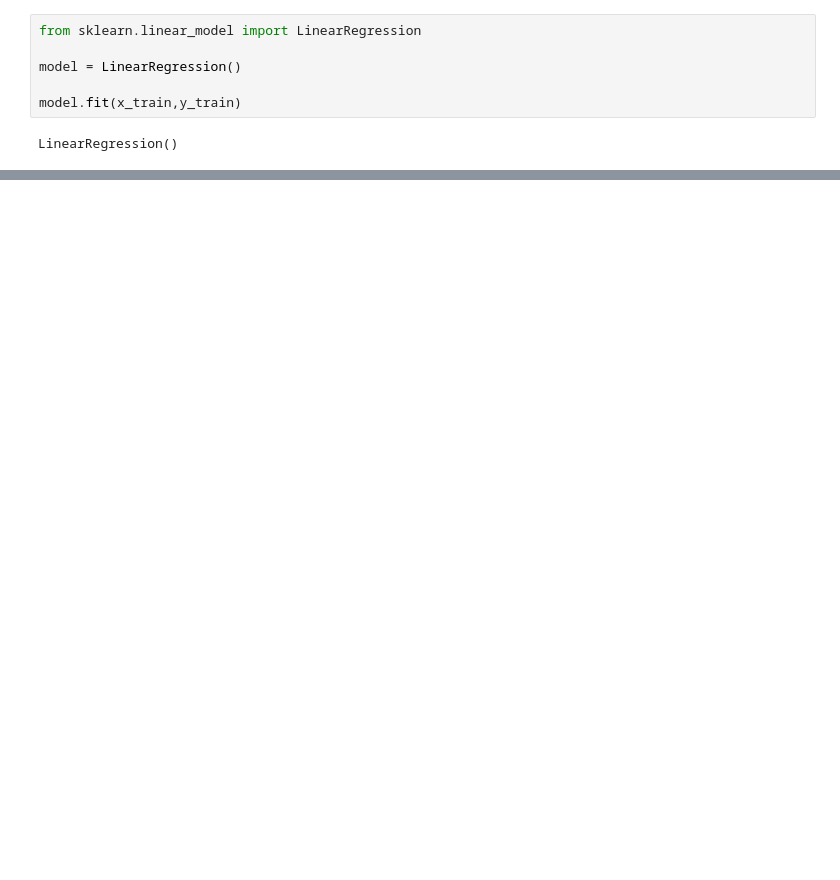
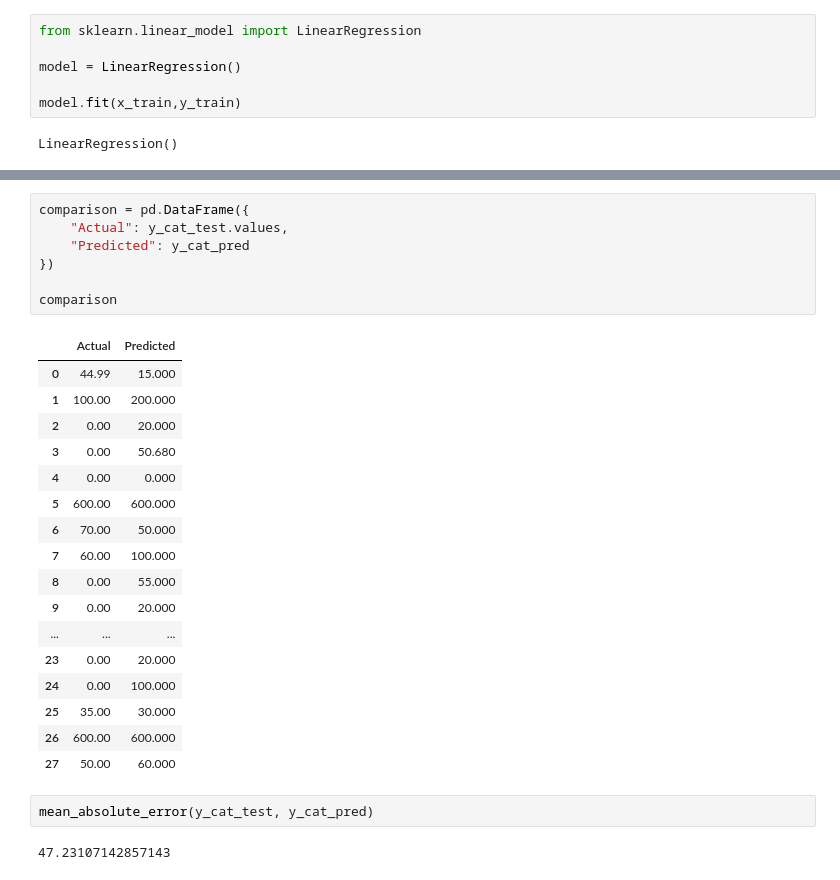
Before and after one commit to oakalonu-sudo/Student-Expense-Analyzer, a Jupyter notebook: expense_analyzer.ipynb, the cells around one changed output, grey strips where cells are left out. Cells and saved outputs as stored; diff of their text form; blank space fills up the shorter version.

```diff
--- a/expense_analyzer.ipynb
+++ b/expense_analyzer.ipynb
@@ -383,0 +566,29 @@ print(mae)
+# %%
+comparison = pd.DataFrame({
+    "Actual": y_cat_test.values,
+    "Predicted": y_cat_pred
+})
+
+comparison
+# %% [output]
+|  | Actual | Predicted |
+| 0 | 44.99 | 15.000 |
+| 1 | 100.00 | 200.000 |
+| 2 | 0.00 | 20.000 |
+| 3 | 0.00 | 50.680 |
+| 4 | 0.00 | 0.000 |
+| 5 | 600.00 | 600.000 |
+| 6 | 70.00 | 50.000 |
+| 7 | 60.00 | 100.000 |
+| 8 | 0.00 | 55.000 |
+| 9 | 0.00 | 20.000 |
+| ... | ... | ... |
+| 23 | 0.00 | 20.000 |
+| 24 | 0.00 | 100.000 |
+| 25 | 35.00 | 30.000 |
+| 26 | 600.00 | 600.000 |
+| 27 | 50.00 | 60.000 |
+# %%
+mean_absolute_error(y_cat_test, y_cat_pred)
+# %% [output]
+47.23107142857143
```
Also changed, not shown: parts of 40 cells of this notebook.
